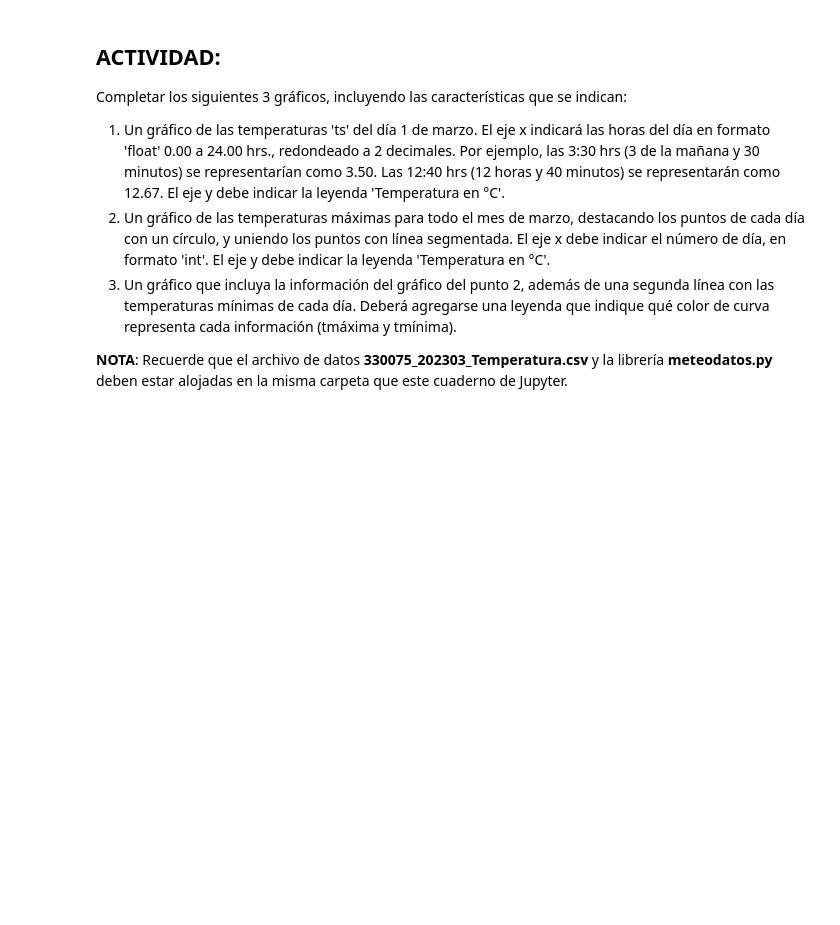
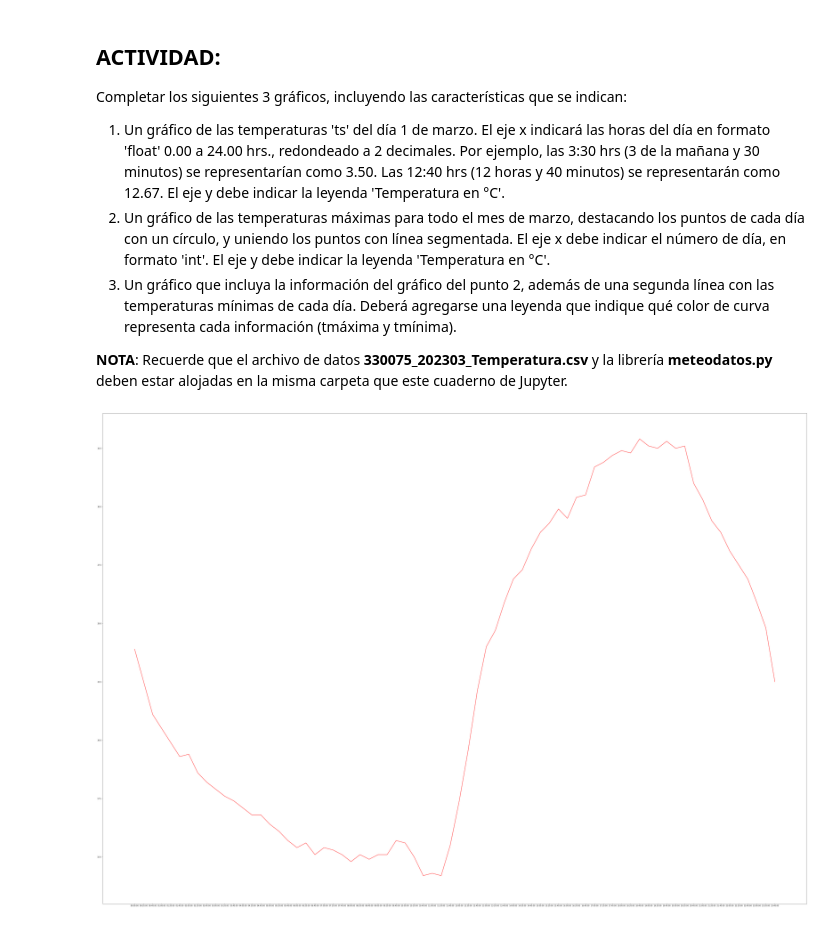
Before and after one commit to cristian2r/taller_6, a Jupyter notebook: Práctica 6 - Graficando con matplotlib.pyplot.ipynb, the cells around one changed output. Cells and saved outputs as stored; diff of their text form; code cells hidden in the pictures; blank space fills up the shorter version.

```diff
--- a/Práctica 6 - Graficando con matplotlib.pyplot.ipynb
+++ b/Práctica 6 - Graficando con matplotlib.pyplot.ipynb
@@ -85,5 +132,24 @@ Completar los siguientes 3 gráficos, incluyendo las características que se ind
 3. Un gráfico que incluya la información del gráfico del punto 2, además de una segunda línea con las temperaturas mínimas de cada día. Deberá agregarse una leyenda que indique qué color de curva representa cada información (tmáxima y tmínima).
 
 **NOTA**: Recuerde que el archivo de datos **330075_202303_Temperatura.csv** y la librería **meteodatos.py** deben estar alojadas en la misma carpeta que este cuaderno de Jupyter.
+# %%
+hora = []
+for fila in datos[1:]:
+    plc = fila.split(';')[3].split(' ')[1]
+    if plc not in hora:
+        hora.append(plc)
+hrs = []
+for fila in hora[:]:
+    md = fila.split(":")[:-1]
+    z =" ".join(md)
+    if z not in hrs:
+        hrs.append(z)
 # %%
-`
+# Grafico 1 formato hora con segundos
+ts_01 = mtd.filtrar_cabecera(mtd.filtrar_dia(datos, '2023-03-01'), 'ts')[1:]
+fig, ax = plt.subplots(figsize = (70, 50))
+ax.plot(hora, ts_01, "r")
+ax.set_ylim(13, 34)
+plt.show()
+# %% [output]
+[figure, added]
```
Also changed, not shown: parts of 11 cells of this notebook.
